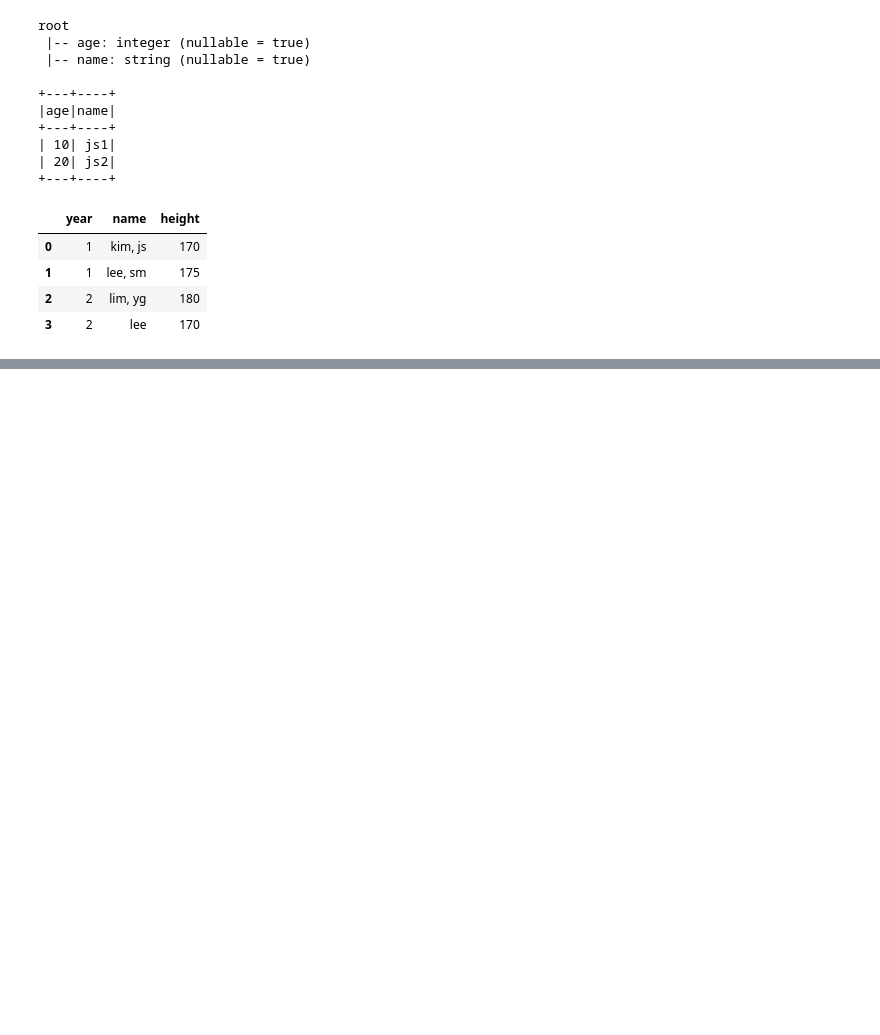
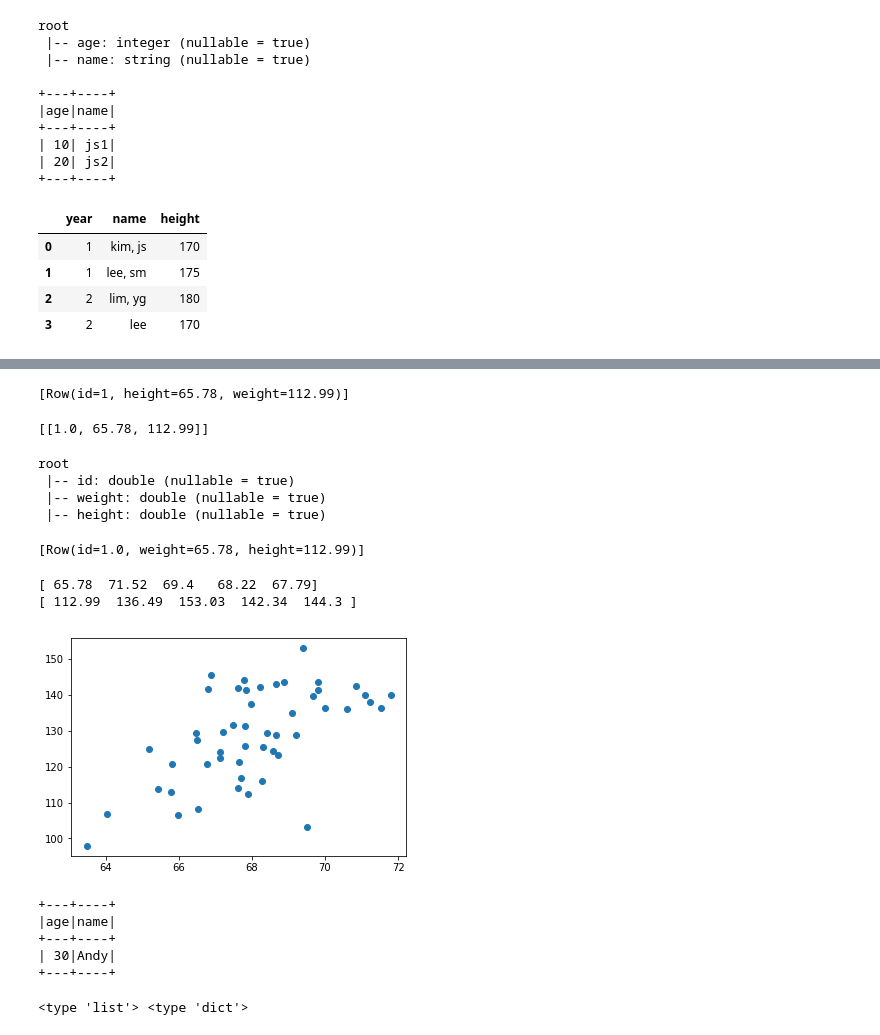
Before and after one commit to bagell3/s_201110216, a Jupyter notebook: spark.ipynb, the cells around one changed output, grey strips where cells are left out. Drawn from its saved outputs; the diff is of its cells as text; code cells hidden in the pictures; blank space fills up the shorter version.

```diff
--- a/spark.ipynb
+++ b/spark.ipynb
@@ -337,0 +470,7 @@ myDf.toPandas()
+# %%
+from pyspark.sql.types import *
+rdd=spark.sparkContext\
+    .textFile(os.path.join('data','ds_spark_heightweight.txt'))
+
+tRdd=rdd.map(lambda x:x.split('\t'))
+tDf=spark.createDataFrame(tRdd)
@@ -337,0 +494,52 @@ myDf.toPandas()
+# %%
+tDf.take(1)
+# %% [output]
+[Row(id=1, height=65.78, weight=112.99)]
+# %%
+#import numpy as np
+#myRdd=rdd.map(lambda line:np.array([float(x) for x in line.split('\t')]))
+tRdd=rdd.map(lambda line:[float(x) for x in line.split('\t')])
+tRdd.take(1)
+# %% [output]
+[[1.0, 65.78, 112.99]]
+# %%
+import numpy as np
+tDf=spark.createDataFrame(tRdd,["id","weight","height"])
+tDf.printSchema()
+tDf.take(1)
+# %% [output]
+root
+ |-- id: double (nullable = true)
+ |-- weight: double (nullable = true)
+ |-- height: double (nullable = true)
+[Row(id=1.0, weight=65.78, height=112.99)]
+# %%
+import numpy as np
+_weightRdd=tDf.rdd.map(lambda fields:fields[1]).collect()
+_heightRdd=tDf.rdd.map(lambda fields:fields[2]).collect()
+print np.array(_weightRdd)[:5]
+print np.array(_heightRdd)[:5]
+# %% [output]
+[ 65.78  71.52  69.4   68.22  67.79]
+[ 112.99  136.49  153.03  142.34  144.3 ]
+# %%
+%matplotlib inline
+import numpy as np
+import matplotlib.pyplot as plt
+
+plt.plot(np.array(_weightRdd), np.array(_heightRdd),'o')
+plt.show()
+# %% [output]
+[figure, added]
+# %%
+jfile= os.path.join(os.environ["SPARK_HOME"],\
+           "examples/src/main/resources/people.json")
+
+_myDf= spark.read.json(jfile)
+_myDf.filter(_myDf['age'] > 21).show()
+# %% [output]
++---+----+
+|age|name|
++---+----+
+| 30|Andy|
++---+----+
@@ -337,0 +550,4 @@ myDf.toPandas()
+# %%
+print type(wc), type(wc[0])
+# %% [output]
+<type 'list'> <type 'dict'>
```
Also changed, not shown: parts of 70 cells of this notebook.
